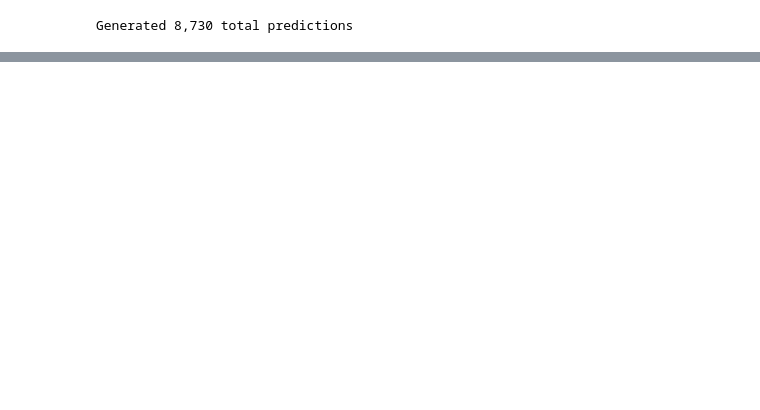
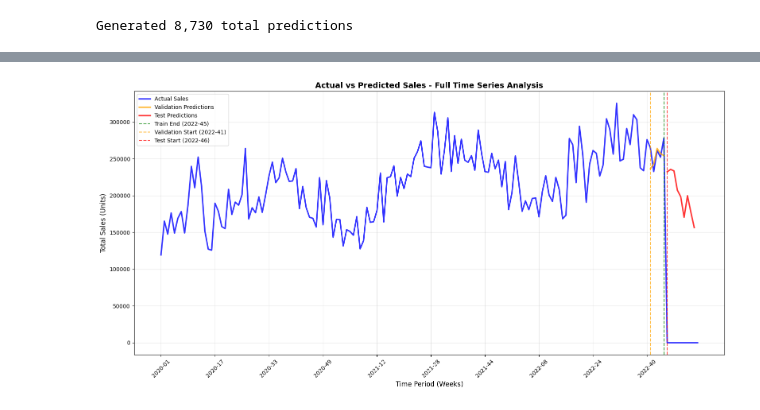
Before and after one commit to ayogenthiran/unilever-sales-forecasting, a Jupyter notebook: sales-prediction-assignment-anojan.ipynb, the cells around one changed output, grey strips where cells are left out. Cells and saved outputs as stored; diff of their text form; code cells hidden in the pictures; blank space fills up the shorter version.

Commit message:
Update technical report with current results and add visualization
- Improved figure caption formatting and professional presentation

```diff
--- a/sales-prediction-assignment-anojan.ipynb
+++ b/sales-prediction-assignment-anojan.ipynb
@@ -801,0 +890,68 @@ Generated 8,730 total predictions
+# %%
+# Actual vs Predicted Sales Visualization
+
+# Prepare data
+actual_weekly = df.groupby('YearWeek')['Sales'].sum().reset_index()
+pred_weekly = final_predictions.groupby('YearWeek')['Prediction'].sum().reset_index()
+valid_predictions_df = pd.DataFrame({
+    'YearWeek': VALID_WEEKS,
+    'Valid_Predicted': [valid_pred_ensemble[valid['YearWeek'] == week].sum() for week in VALID_WEEKS]
+})
+
+# Combine and clean data
+plot_data = (actual_weekly.merge(pred_weekly, on='YearWeek', how='outer')
+             .merge(valid_predictions_df, on='YearWeek', how='outer')
+             .fillna(0).sort_values('YearWeek'))
+
+# Create visualization
+plt.figure(figsize=(16, 8))
+
+# Plot actual sales
+plt.plot(range(len(plot_data)), plot_data['Sales'],
+         label='Actual Sales', color='blue', linewidth=2.5, alpha=0.8)
+
+# Plot validation predictions
+valid_mask = plot_data['YearWeek'].isin(VALID_WEEKS)
+if valid_mask.any():
+    valid_indices = plot_data[valid_mask].index
+    plt.plot(valid_indices, plot_data.loc[valid_indices, 'Valid_Predicted'],
+             label='Validation Predictions', color='orange', linewidth=2.5, alpha=0.8)
+
+# Plot test predictions
+test_mask = plot_data['YearWeek'].isin(PRED_WEEKS)
+if test_mask.any():
+    test_indices = plot_data[test_mask].index
+    plt.plot(test_indices, plot_data.loc[test_indices, 'Prediction'],
+             label='Test Predictions', color='red', linewidth=2.5, alpha=0.8)
+
+# Add period boundaries
+boundaries = {
+    'Train End': (CUTOFF_TRAIN, 'green'),
+    'Validation Start': (VALID_WEEKS[0], 'orange'),
+    'Test Start': (PRED_WEEKS[0], 'red')
+}
+
+for label, (week, color) in boundaries.items():
+    idx = plot_data[plot_data['YearWeek'] == week].index
+    if len(idx) > 0:
+        plt.axvline(x=idx[0], color=color, linestyle='--', alpha=0.7,
+                   label=f'{label} ({week})')
+
+# Styling
+plt.xlabel('Time Period (Weeks)', fontsize=12)
+plt.ylabel('Total Sales (Units)', fontsize=12)
+plt.title('Actual vs Predicted Sales - Full Time Series Analysis', fontsize=14, fontweight='bold')
+plt.legend(fontsize=10, loc='upper left')
+plt.grid(True, alpha=0.3)
+
+# X-axis labels
+n_weeks = len(plot_data)
+step = max(1, n_weeks // 10)
+x_ticks = range(0, n_weeks, step)
+x_labels = [plot_data.iloc[i]['YearWeek'] for i in x_ticks]
+plt.xticks(x_ticks, x_labels, rotation=45)
+
+plt.tight_layout()
+plt.show()
+# %% [output]
+[figure, added]
```
Also changed, not shown: parts of 47 cells of this notebook, 2 other files.
